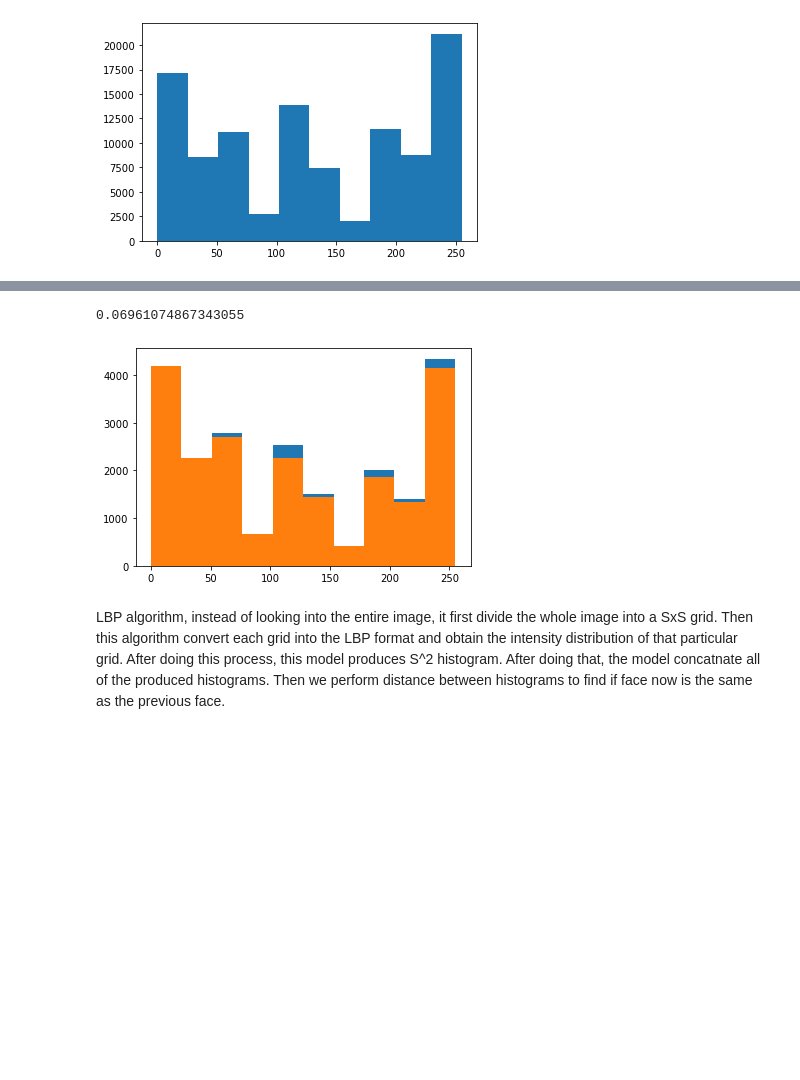
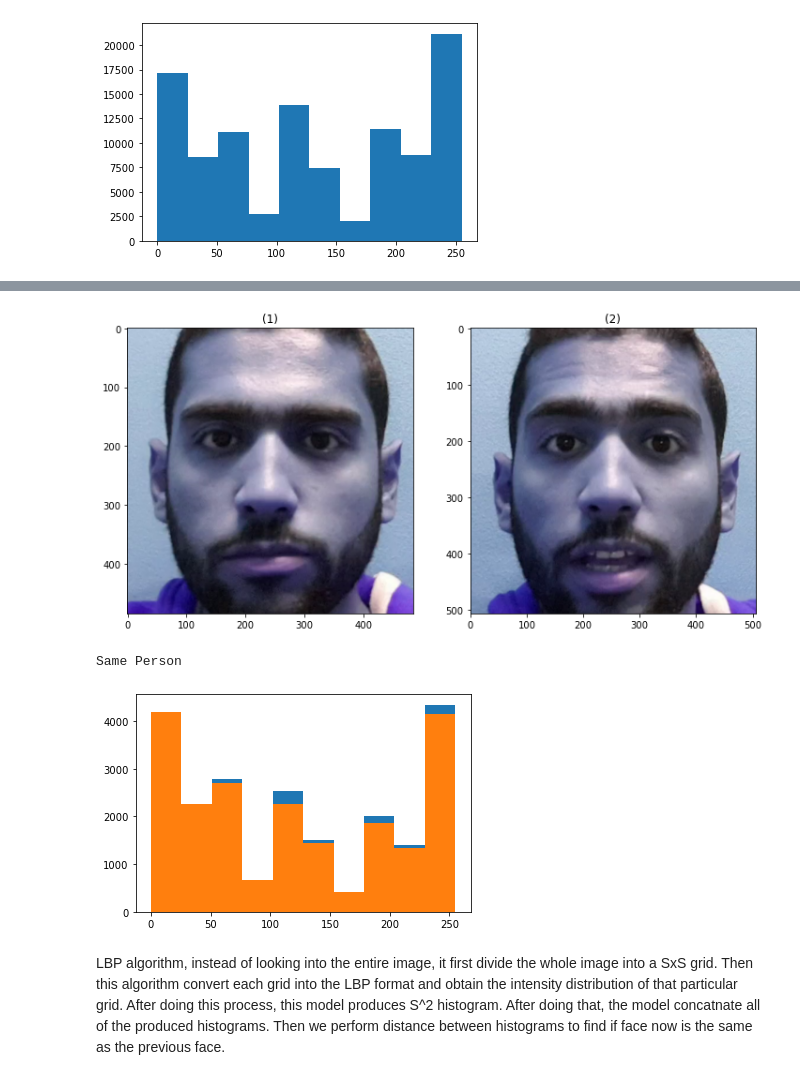
Before and after one commit to LoayMoh99/My_Social_Eye, a Jupyter notebook: face_tracking_test.ipynb, the cells around one changed output, grey strips where cells are left out. Drawn from its saved outputs; the diff is of its cells as text; code cells hidden in the pictures; blank space fills up the shorter version.

```diff
--- a/face_tracking_test.ipynb
+++ b/face_tracking_test.ipynb
@@ -202,14 +205,19 @@ print(dist3141)
 [figure]
 # %%
-lbp11 , hist11 = preprocess_img(face11)
-lbp12 , hist12 = preprocess_img(face12)
+show_images([face1, face2])
+hist11 = preprocess_img(face11)
+hist12 = preprocess_img(face12)
 d11= np.array(hist11[0])
 d12= np.array(hist12[0])
 dist1112 = np.linalg.norm(d11-d12)*2 / (np.linalg.norm(d11)+np.linalg.norm(d12))
-print(dist1112)
+if dist1112 < 0.2:
+    print("Same Person")
+else:
+    print("Not Same Person")
 # %% [output]
+[figure, new version]
-0.06961074867343055
+Same Person
-[figure, old version]
+[figure, added]
 # %% [markdown]
 LBP algorithm, instead of looking into the entire image, it first divide the whole image into a SxS grid. Then this algorithm convert each grid into the LBP format and obtain the intensity distribution of that particular grid. After doing this process, this model produces S^2 histogram. After doing that, the model concatnate all of the produced histograms. Then we perform distance between histograms to find if face now is the same as the previous face.
 # %%
```
Also changed, not shown: parts of 4 cells of this notebook, 1 other file.
